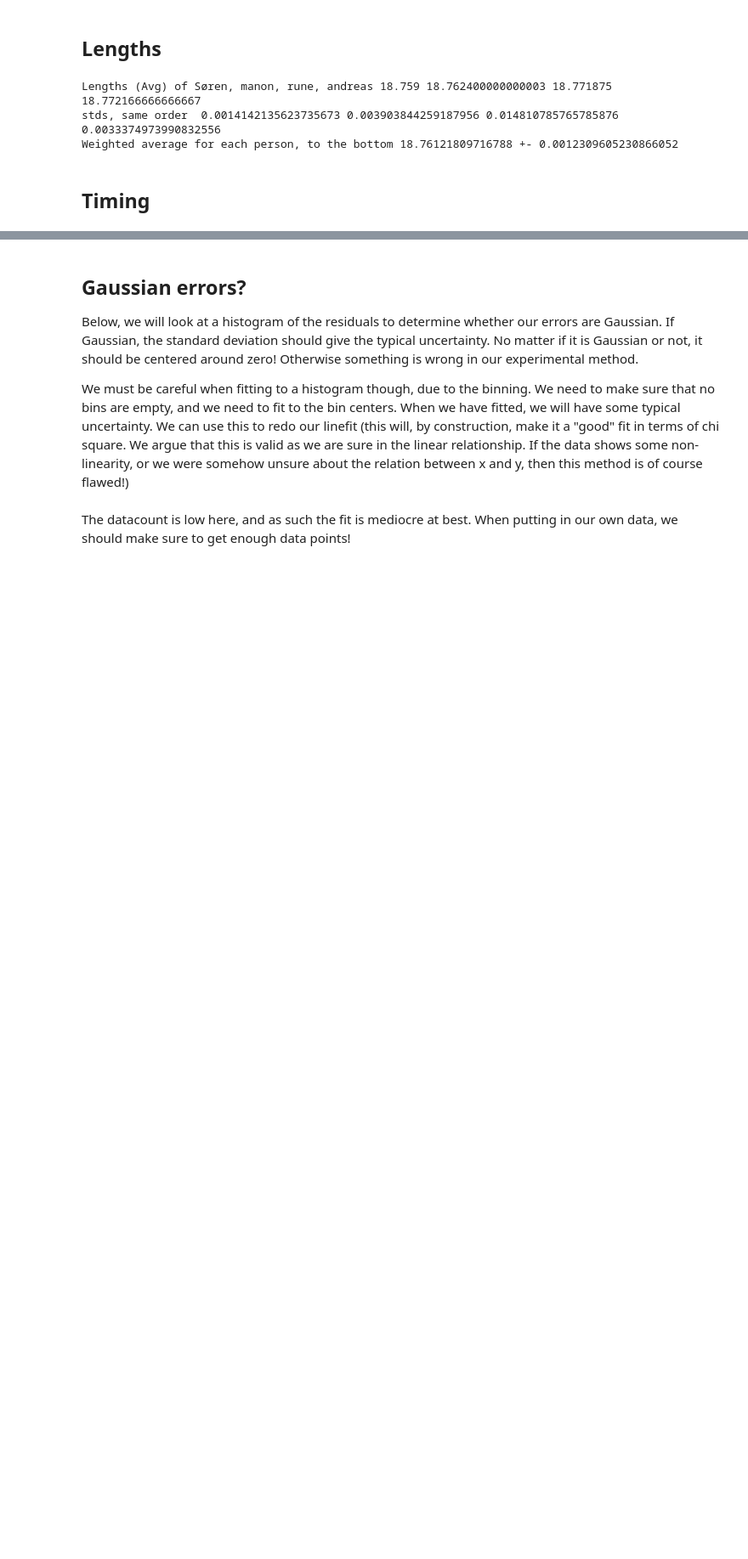
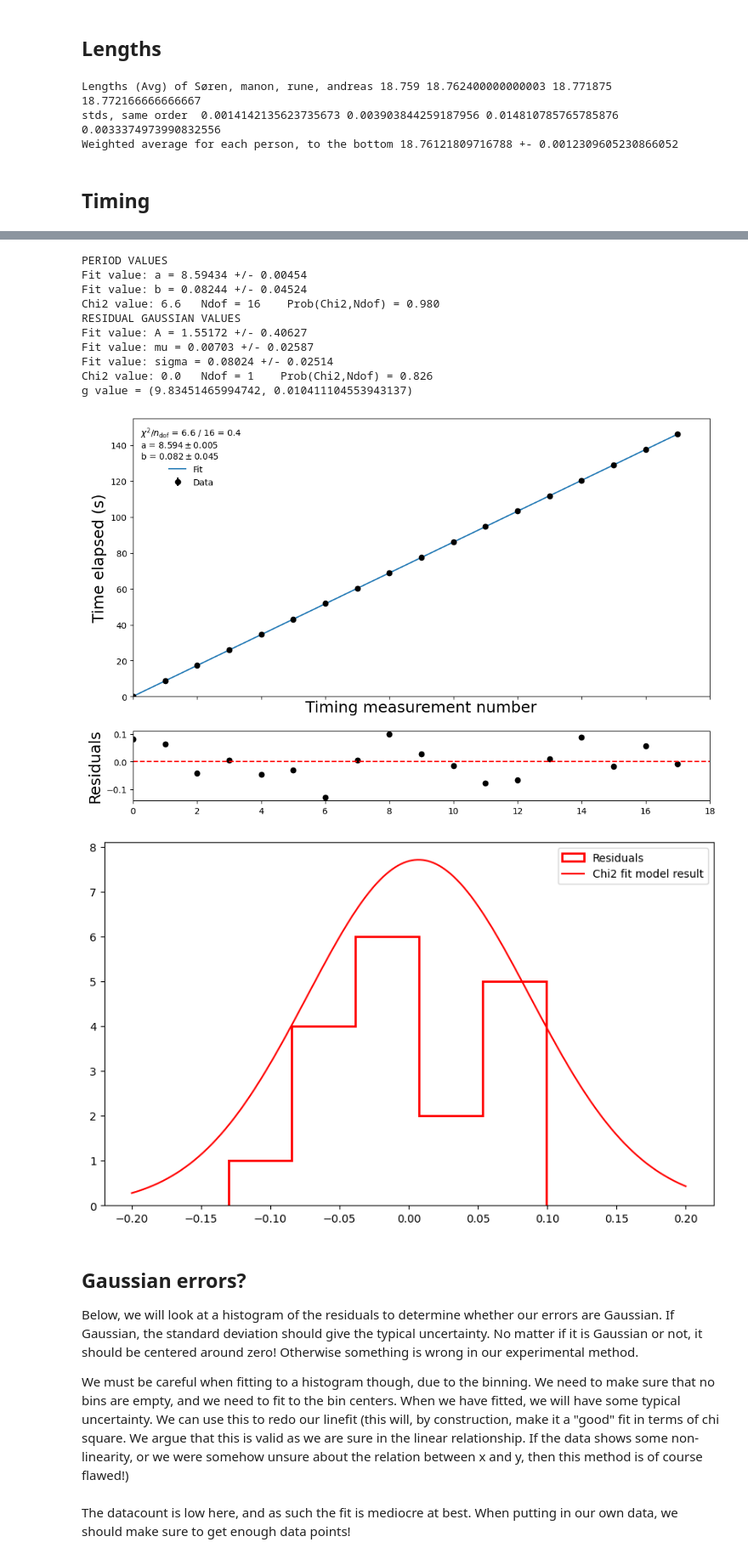
Before and after one commit to RuneEkman/AppStat-project, a Jupyter notebook: projectcode-Copy1.ipynb, the cells around one changed output, grey strips where cells are left out. Shown at 85% size. Cells and saved outputs as stored; diff of their text form; code cells hidden in the pictures; blank space fills up the shorter version.

```diff
--- a/projectcode-Copy1.ipynb
+++ b/projectcode-Copy1.ipynb
@@ -87,14 +87,12 @@ def ALL(file, bins):
     testdata1 = testdata1[::2]
     constant = testdata1[0][1]
     for i in range(len(testdata1)):
-        testdata1[i][0] = i + 1
+        testdata1[i][0] = i
         testdata1[i][1] = testdata1[i][1] - constant
     n1,t1 = testdata1["n"], testdata1["t_s"] #Defines my two arrays from the data
-    sigt1 = 1 #Our uncertainty in elapsed time.
+    sigt1 = 0.1 #Our uncertainty in elapsed time.
 
 
-    # Length data
-    #write up some array of the measurements we have made for the length
     #Defining straight line function to be used in fitting
     def line(x,a,b):
         y= a*x+b
@@ -212,10 +210,9 @@ def ALL(file, bins):
     ax.legend()
 
     def g(T, L, sig_T, sig_L):
+        g=L*(2*np.pi/T)**2
+        sig_g = np.sqrt((2*np.pi/T)**4 * sig_L**2 + ((2*L*(2*np.pi)**2)/T**3)**2 * sig_T**2)
+        return g, sig_g
 
 
-        g=L*(2*np.pi/T)**2
-        sig_g = np.sqrt((2*np.pi/T)**4 * sig_L**2 + ((2*L*(2*np.pi)**2)/T**3)**2 * sig_T**2)
-
-        return g, sig_g
     print('g value =', g(m.values['a'], 18.4, m.errors['a'], 0.001))
@@ -249,3 +219,19 @@ g value = (9.83451465994929, 0.10397512263478208)
+# %%
+#def visuals(file, ):
+ALL("rune3.dat", 5)
+# %% [output]
+PERIOD VALUES
+Fit value: a = 8.59434 +/- 0.00454
+Fit value: b = 0.08244 +/- 0.04524
+Chi2 value: 6.6   Ndof = 16    Prob(Chi2,Ndof) = 0.980
+RESIDUAL GAUSSIAN VALUES
+Fit value: A = 1.55172 +/- 0.40627
+Fit value: mu = 0.00703 +/- 0.02587
+Fit value: sigma = 0.08024 +/- 0.02514
+Chi2 value: 0.0   Ndof = 1    Prob(Chi2,Ndof) = 0.826
+g value = (9.83451465994742, 0.010411104553943137)
+[figure, added]
+[figure, added]
 # %% [markdown]
 ## Gaussian errors?
 Below, we will look at a histogram of the residuals to determine whether our errors are Gaussian. If Gaussian, the standard deviation should give the typical uncertainty.
```
Also changed, not shown: parts of 1 cell of this notebook.
